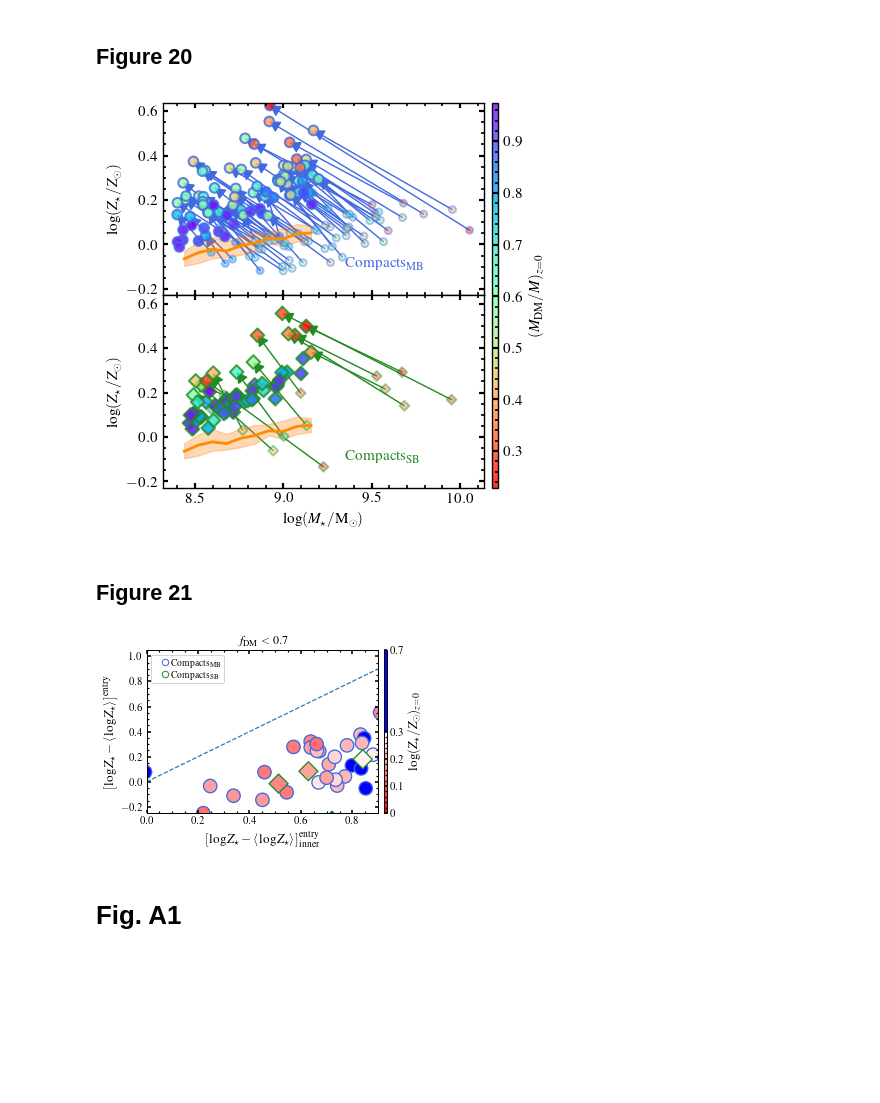
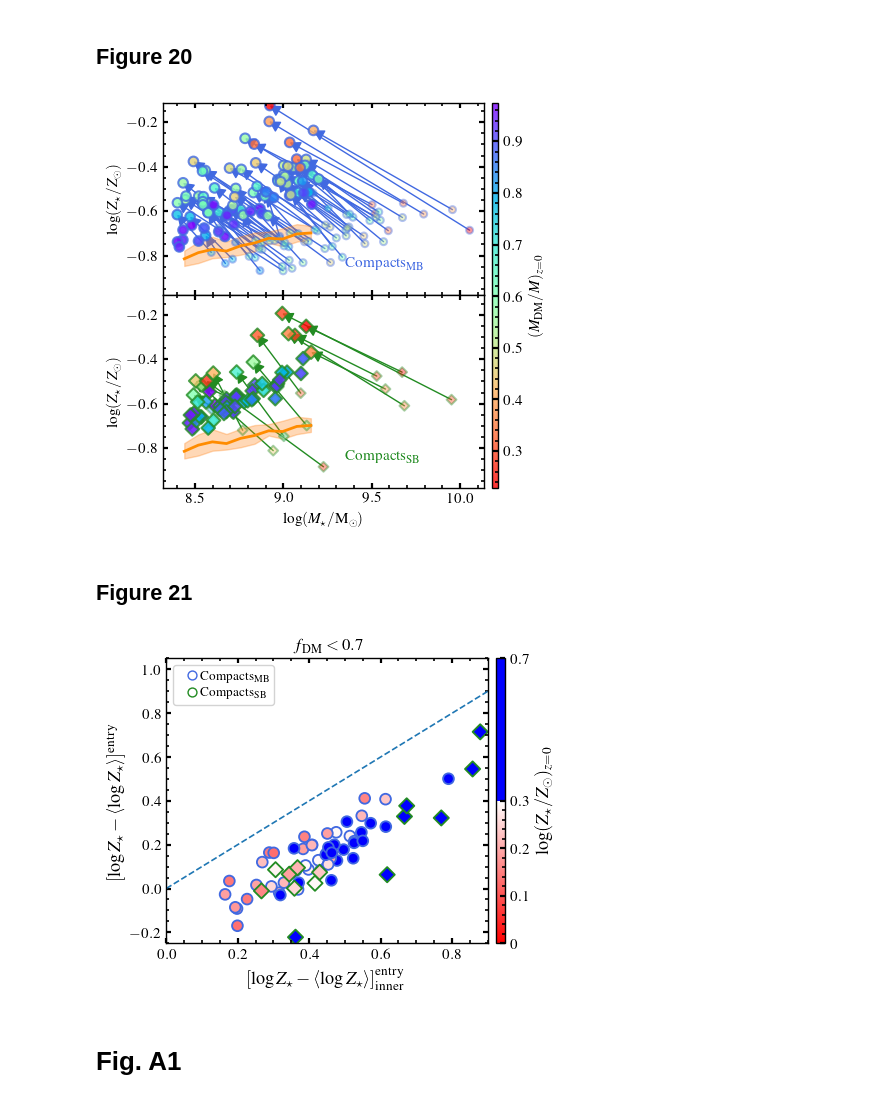
Before and after one commit to AbhnerAlmeida/DwarfGalaxies_TNG50_FAPESP, a Jupyter notebook: notebooks/SatelliteCompactDwarfGalaxies_TNG50_PaperII.ipynb, the cells around one changed output. Saved outputs shown, nothing was run; the diff lists cells and outputs as text; code cells hidden in the pictures; blank space fills up the shorter version.

```diff
--- a/notebooks/SatelliteCompactDwarfGalaxies_TNG50_PaperII.ipynb
+++ b/notebooks/SatelliteCompactDwarfGalaxies_TNG50_PaperII.ipynb
@@ -86,24 +86,24 @@ display(df_z0_Mstar_Range.head(3))
 ## Figure 1
 # %%
 fig=plt.figure(facecolor='white')
-plt.rcParams.update({'figure.figsize': (6, 4)})
+plt.rcParams.update({'figure.figsize': (6, 4.5)})
 X = np.transpose(np.array([df_z0_Mstar_Range.loc[df_z0_Mstar_Range.CentralSatellite == 'Central', 'logMstarRad_99'].values,
                            df_z0_Mstar_Range.loc[df_z0_Mstar_Range.CentralSatellite == 'Central', 'logHalfRadstar_99'].values]))
 Masses = np.linspace(8.4, 9.2, 100)
 
 
 
-plt.axhspan(-2.2, np.log10(0.6), facecolor='tab:red', alpha=0.25)
+#plt.axhspan(-2.2, np.log10(0.6), facecolor='tab:red', alpha=0.25)
 
-plt.scatter(X[:,0],X[:,1],s=5,c='gray',ec='none')
+plt.scatter(X[:,0],X[:,1],s=6.5,c='gray',ec='none')
 
 # Main branch
 
 # Normals
 
 plt.scatter(PaperII.logMstarRad_99[PaperII.SubfindID_99.isin(TNG.extractPopulation('BadFlag', SubfindID_99 = True))],
-            PaperII.logHalfRadstar_99[PaperII.SubfindID_99.isin(TNG.extractPopulation('BadFlag', SubfindID_99 = True))], marker = '^',
-            s=40,c='none', ec = 'red', alpha = 0.7)
+            PaperII.logHalfRadstar_99[PaperII.SubfindID_99.isin(TNG.extractPopulation('BadFlag', SubfindID_99 = True))],
+            s=6.5,c='red', ec = 'red', alpha = 0.7)
 
 
 plt.scatter(PaperII.logMstarRad_99[PaperII.SubfindID_99.isin(TNG.extractPopulation('NormalSatellite', SubfindID_99 = True))],
@@ -126,10 +126,10 @@ plt.scatter(PaperII.logMstarRad_99[PaperII.SubfindID_99.isin(TNG.extractPopulati
 
 
 
-plt.axhline(np.log10(0.6), color = 'red', ls = '-', lw = 1.1)
+#plt.axhline(np.log10(0.6), color = 'red', ls = '-', lw = 1.1)
 
 columnspacing = 0.2
-handletextpad = 0.4
+handletextpad = -0.2
 labelspacing = 0.3
 fontlegend= 22
 framealpha= 0.7
@@ -137,12 +137,12 @@ alphaScater=0.8
 quantile=0.28
 
 custom_lines, label, ncol, mult = plot.Legend(
-    ['NormalBlackLineScatter',  'MBCBlackLineScatter', 'SBCBlackLineScatter', 'None', 'TNGrageCentralScatter','BadFlagBlackLineScatter', 'Bian et al. (2025)'])
+    ['NormalBlackLineScatter',  'MBCBlackLineScatter', 'SBCBlackLineScatter', 'None', 'TNGrageCentralScatter','BadFlagScatter'])
 plt.legend(
-    custom_lines, label, ncol=ncol, fontsize=mult*fontlegend, framealpha=framealpha,
+    custom_lines, label, ncol=3, fontsize=mult*fontlegend, framealpha=framealpha,
     columnspacing = columnspacing, handletextpad = handletextpad, labelspacing = labelspacing)
 
-plt.ylim(-2.0, 1.0)
+plt.ylim(-1.6, 1.0)
 #plt.xlim(0, 10)
 plt.tick_params(labelsize = 0.85 * 16)
 plt.xlabel(r'$\log(M_\star/\mathrm{M}_\odot)$', fontsize = 16)
@@ -805,20 +848,20 @@ MBCSatellite = TNG.extractPopulation('MBCSatellite')
 NormalSatellite = TNG.extractPopulation('NormalSatellite')
 
 XSBCMax = np.array([v for v in SBCSatellite.MaxStellarMassInRad[(SBCSatellite.MaxStellarMassInRad != SBCSatellite.logMstarRad_99)].values])
-YSBC = np.log10( np.array([v for v in SBCSatellite.StarMetallicity_99[(SBCSatellite.MaxStellarMassInRad != SBCSatellite.logMstarRad_99)].values])/ Zsun  )
+YSBC = np.log10( np.array([v for v in SBCSatellite.StarMetallicity_99[(SBCSatellite.MaxStellarMassInRad != SBCSatellite.logMstarRad_99)].values])/ Zsun  ) - 0.75
 XSBC = np.array([v for v in SBCSatellite.logMstarRad_99[(SBCSatellite.MaxStellarMassInRad != SBCSatellite.logMstarRad_99)].values])
-YSBCMax = np.log10(np.array([v for v in SBCSatellite.MaxStarMetallicity[(SBCSatellite.MaxStellarMassInRad != SBCSatellite.logMstarRad_99)].values]) / Zsun)
+YSBCMax = np.log10(np.array([v for v in SBCSatellite.MaxStarMetallicity[(SBCSatellite.MaxStellarMassInRad != SBCSatellite.logMstarRad_99)].values]) / Zsun) - 0.75
 
 
 XMBCMax = np.array([v for v in MBCSatellite.MaxStellarMassInRad[(MBCSatellite.MaxStellarMassInRad != MBCSatellite.logMstarRad_99)].values])
-YMBC = np.log10(np.array([v for v in MBCSatellite.StarMetallicity_99[(MBCSatellite.MaxStellarMassInRad != MBCSatellite.logMstarRad_99)].values]) / Zsun)
+YMBC = np.log10(np.array([v for v in MBCSatellite.StarMetallicity_99[(MBCSatellite.MaxStellarMassInRad != MBCSatellite.logMstarRad_99)].values]) / Zsun) - 0.75
 XMBC = np.array([v for v in MBCSatellite.logMstarRad_99[(MBCSatellite.MaxStellarMassInRad != MBCSatellite.logMstarRad_99)].values])
-YMBCMax = np.log10(np.array([v for v in MBCSatellite.MaxStarMetallicity[(MBCSatellite.MaxStellarMassInRad != MBCSatellite.logMstarRad_99)].values]) / Zsun)
+YMBCMax = np.log10(np.array([v for v in MBCSatellite.MaxStarMetallicity[(MBCSatellite.MaxStellarMassInRad != MBCSatellite.logMstarRad_99)].values]) / Zsun) - 0.75
 
 XNormalMax = np.array([v for v in NormalSatellite.MaxStellarMassInRad[(NormalSatellite.MaxStellarMassInRad != NormalSatellite.logMstarRad_99)].values])
-YNormal = np.log10(np.array([v for v in NormalSatellite.StarMetallicity_99[(NormalSatellite.MaxStellarMassInRad != NormalSatellite.logMstarRad_99)].values]) / Zsun)
+YNormal = np.log10(np.array([v for v in NormalSatellite.StarMetallicity_99[(NormalSatellite.MaxStellarMassInRad != NormalSatellite.logMstarRad_99)].values]) / Zsun) - 0.75
 XNormal = np.array([v for v in NormalSatellite.logMstarRad_99[(NormalSatellite.MaxStellarMassInRad != NormalSatellite.logMstarRad_99)].values])
-YNormalMax = np.log10(np.array([v for v in NormalSatellite.MaxStarMetallicity[(NormalSatellite.MaxStellarMassInRad != NormalSatellite.logMstarRad_99)].values]) / Zsun)
+YNormalMax = np.log10(np.array([v for v in NormalSatellite.MaxStarMetallicity[(NormalSatellite.MaxStellarMassInRad != NormalSatellite.logMstarRad_99)].values]) / Zsun) - 0.75
 
 
 
@@ -921,38 +964,38 @@ cb.ax.tick_params(labelsize=0.99*11)
 plt.xlabel('$\log(M_\star/\mathrm{M}_\odot)$', fontsize = 11)
 axs[0].set_ylabel(r'$\log( Z_\star / Z_\odot)$', fontsize = 11)
 axs[1].set_ylabel(r'$\log( Z_\star / Z_\odot)$', fontsize = 11)
-axs[0].set_ylim(np.log10(0.0075 / Zsun), np.log10(0.055 / Zsun))
-axs[1].set_ylim(np.log10(0.0075 / Zsun), np.log10(0.055 / Zsun))
+axs[0].set_ylim(np.log10(0.0075 / Zsun) - 0.75, np.log10(0.055 / Zsun) - 0.75)
+axs[1].set_ylim(np.log10(0.0075 / Zsun) - 0.75, np.log10(0.055 / Zsun) - 0.75)
 axs[1].tick_params(labelsize=0.99*11)
 axs[0].tick_params(labelsize=0.99*11)
 
 
-axs[0].text(9.35, -0.1,'Compacts$_\mathrm{MB}$', fontsize = 11,   color = 'royalblue')
-axs[1].text(9.35, -0.1, 'Compacts$_\mathrm{SB}$', fontsize = 11,   color ='forestgreen')
+axs[0].text(9.35, -0.1 - 0.75,'Compacts$_\mathrm{MB}$', fontsize = 11,   color = 'royalblue')
+axs[1].text(9.35, -0.1 - 0.75, 'Compacts$_\mathrm{SB}$', fontsize = 11,   color ='forestgreen')
 
 plt.savefig(os.getenv('HOME')+'/TNG_Analyzes/Figs/TNG50/PaperII/PlotScatter/Zmetallicty.pdf', bbox_inches='tight',)
 # %% [output]
-[figure, old version]
+[figure, new version]
 # %% [markdown]
 ## Figure 21
 # %%
 plot.PlotScatter(['MBC', 'SBC'], ['SatelliteDMpoor'], 'Relative_logInnerZ_At_Entry',
-                 ['Relative_logZ_At_Entry'],  Type='z0', snap=[99], COLORBAR = ['logStarZ_99_75dex'],
+                 ['Relative_logZ_At_Entry'],  Type='z0', snap=[99], COLORBAR = ['logStarZ_99'],
 title=['DMpoor'], medianBins=False, medianAll=False, xlabelintext=False, All=None, GridMake = False,
-               legend=True,LegendNames=[[ 'MBCEmptyScatter', 'SBCColorbarScatter']], TRANSPARENT = False,
-               cmap = 'bwr_r',
+               legend=True,LegendNames=[[ 'MBCEmptyScatter', 'SBCEmptyScatter']], TRANSPARENT = False,
+               cmap = 'bwr_r', ratioColorbar = 30,
                alphaScater=1.,   alphaShade=0.3,  linewidth=1.2,
-               fontlabel=11, ratioColorbar = 30,
-               m='o', msizet=2.5, quantile=0.95,framealpha = 0.85, q = 0.95,
-               ylimmin = [-0.25], ylimmax = [1.05],xlimmin = [0.05], xlimmax = [0.9],
+               fontlabel=11,
+               m='o', msizet=1.5, quantile=0.95,framealpha = 0.85, q = 0.95,
+               ylimmin = [-0.25], ylimmax = [1.05],xlimmin = [0.0], xlimmax = [0.9],
                MarkerSizes = None,
                lNum = 3.7, cNum = 5,
                legpositions = [[0, 0]],
-               columnspacing = 0.5, handletextpad = -0.3, labelspacing = 0.3, loc = ['upper left'],
+               columnspacing = 0.5, handletextpad = -0.4, labelspacing = 0.3, loc = ['upper left'],
                savepath='PaperII/PlotScatter',  savefigname='ZEntry', dfName='PaperII', SampleName='Samples',
                bins=10, seed=16010504, mult = 4.1)
 # %% [output]
-[figure, old version]
+[figure, new version]
 # %% [markdown]
 # Fig. A1
 # %%
```
Also changed, not shown: parts of 7 cells of this notebook, 1 other file.
